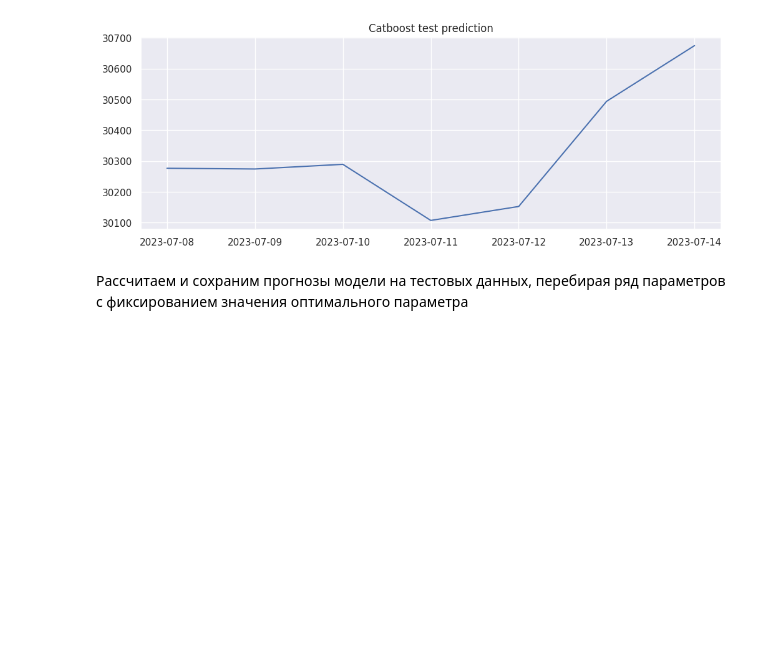
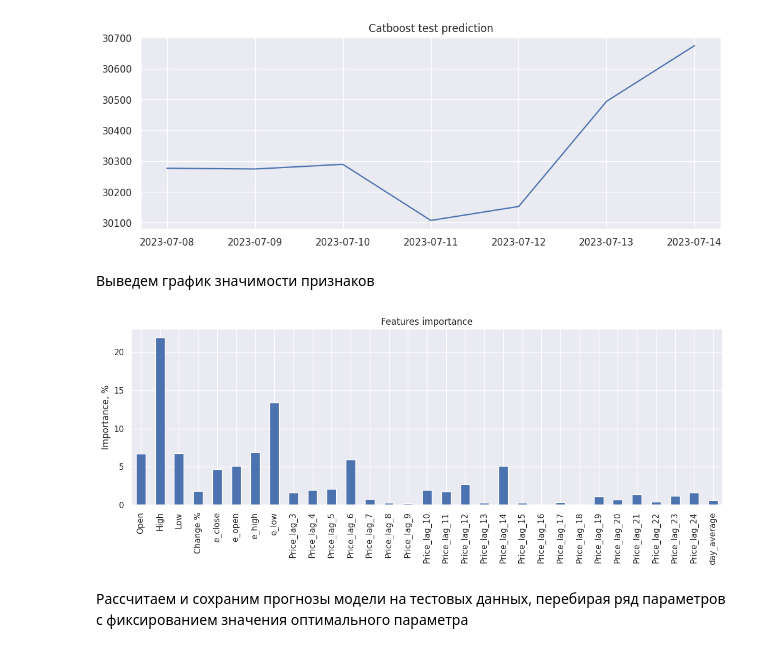
Before and after one commit to week8day/bitcoin-prediction, a Jupyter notebook: BTC_prediction_catboost.ipynb, the cells around one changed output. Drawn from its saved outputs; the diff is of its cells as text; code cells hidden in the pictures; blank space fills up the shorter version.

```diff
--- a/BTC_prediction_catboost.ipynb
+++ b/BTC_prediction_catboost.ipynb
@@ -421,6 +425,17 @@ plt.title(f"Catboost test prediction");
 plt.show()
 # %% [output]
 [figure]
+# %% [markdown]
+Выведем график значимости признаков
+# %%
+features_strength = pd.Series(model.get_feature_importance(), X_train.columns)
+fig, ax = plt.subplots(figsize=(12, 5))
+features_strength.plot.bar(ax=ax)
+ax.set_title('Features importance')
+ax.set_ylabel('Importance, %')
+fig.tight_layout()
+# %% [output]
+[figure, added]
 # %% [markdown]
 Рассчитаем и сохраним прогнозы модели на тестовых данных, перебирая ряд параметров с фиксированием значения оптимального параметра
 # %%
```
Also changed, not shown: parts of 1 cell of this notebook.
